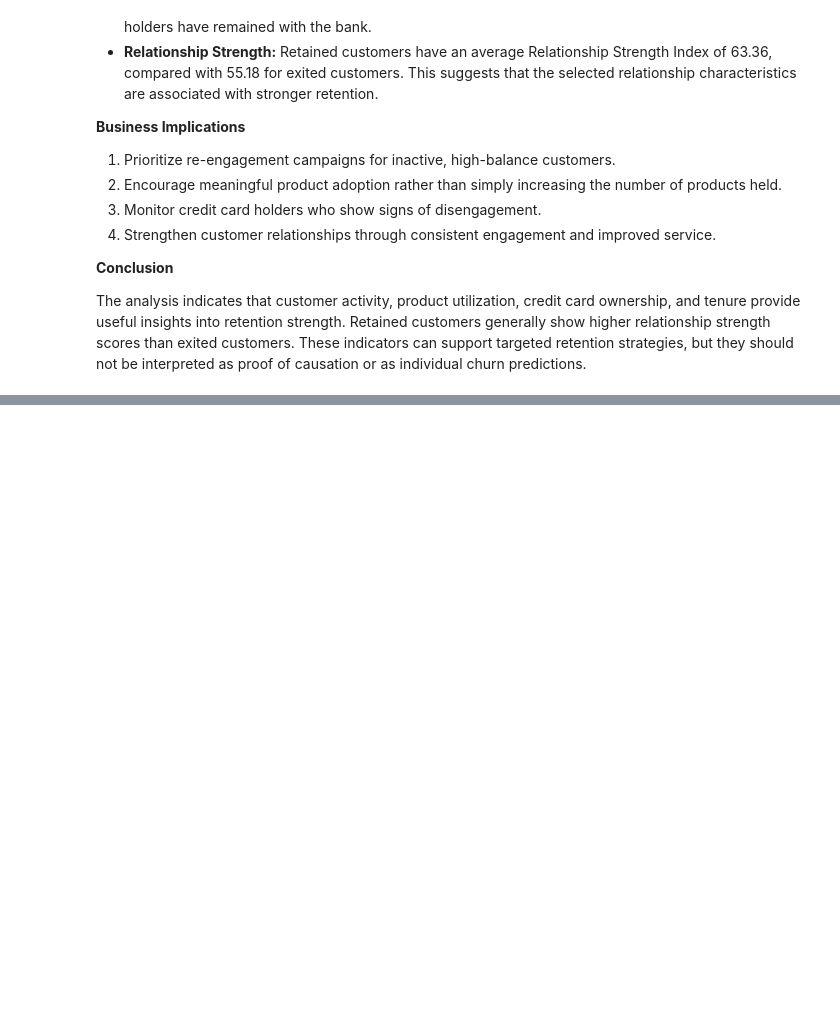
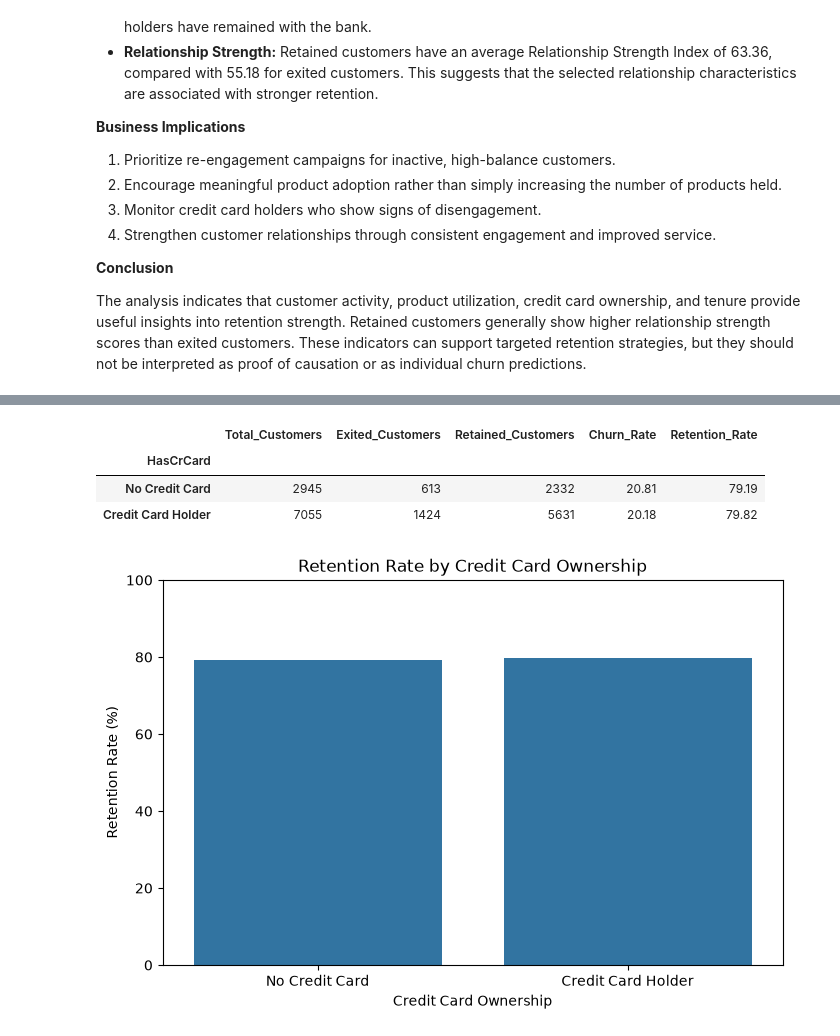
Before and after one commit to Dvnsh-coder/Customer-retention-analysis, a Jupyter notebook: notebooks/01_data_understanding.ipynb, the cells around one changed output, grey strips where cells are left out. Cells and saved outputs as stored; diff of their text form; code cells hidden in the pictures; blank space fills up the shorter version.

```diff
--- a/notebooks/01_data_understanding.ipynb
+++ b/notebooks/01_data_understanding.ipynb
@@ -1716,0 +1846,49 @@ The analysis indicates that customer activity, product utilization, credit card
+# %%
+# Calculate retention by credit card ownership
+card_retention = df.groupby("HasCrCard").agg(
+    Total_Customers=("CustomerId", "count"),
+    Exited_Customers=("Exited", "sum")
+)
+
+card_retention["Retained_Customers"] = (
+    card_retention["Total_Customers"] -
+    card_retention["Exited_Customers"]
+)
+
+card_retention["Churn_Rate"] = (
+    card_retention["Exited_Customers"] /
+    card_retention["Total_Customers"]
+) * 100
+
+card_retention["Retention_Rate"] = (
+    card_retention["Retained_Customers"] /
+    card_retention["Total_Customers"]
+) * 100
+
+card_retention.index = card_retention.index.map({
+    0: "No Credit Card",
+    1: "Credit Card Holder"
+})
+
+display(card_retention.round(2))
+# %% [output]
+|  | Total_Customers | Exited_Customers | Retained_Customers | Churn_Rate | Retention_Rate |
+| HasCrCard |  |  |  |  |  |
+| No Credit Card | 2945 | 613 | 2332 | 20.81 | 79.19 |
+| Credit Card Holder | 7055 | 1424 | 5631 | 20.18 | 79.82 |
+# %%
+plt.figure(figsize=(8, 5))
+
+sns.barplot(
+    data=card_retention.reset_index(),
+    x="HasCrCard",
+    y="Retention_Rate"
+)
+
+plt.title("Retention Rate by Credit Card Ownership")
+plt.xlabel("Credit Card Ownership")
+plt.ylabel("Retention Rate (%)")
+plt.ylim(0, 100)
+plt.show()
+# %% [output]
+[figure, added]
```
Also changed, not shown: parts of 16 cells of this notebook.
